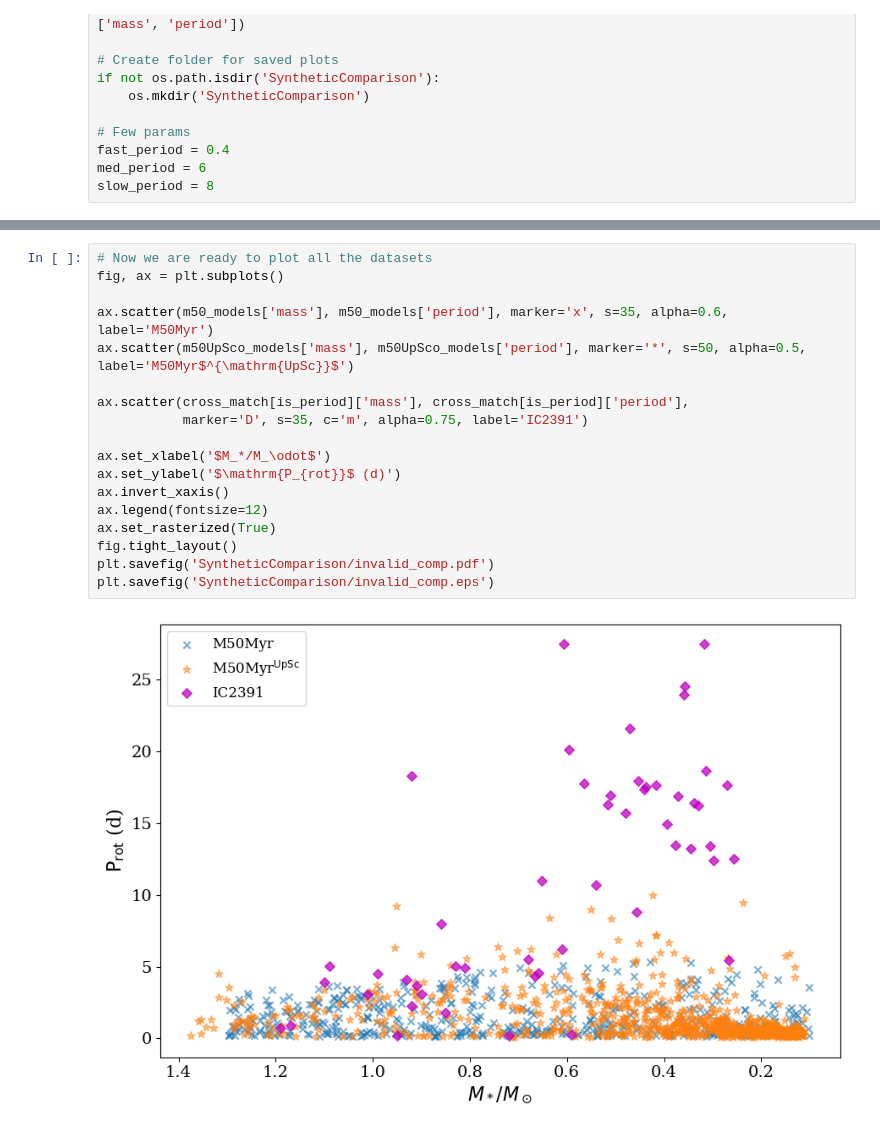
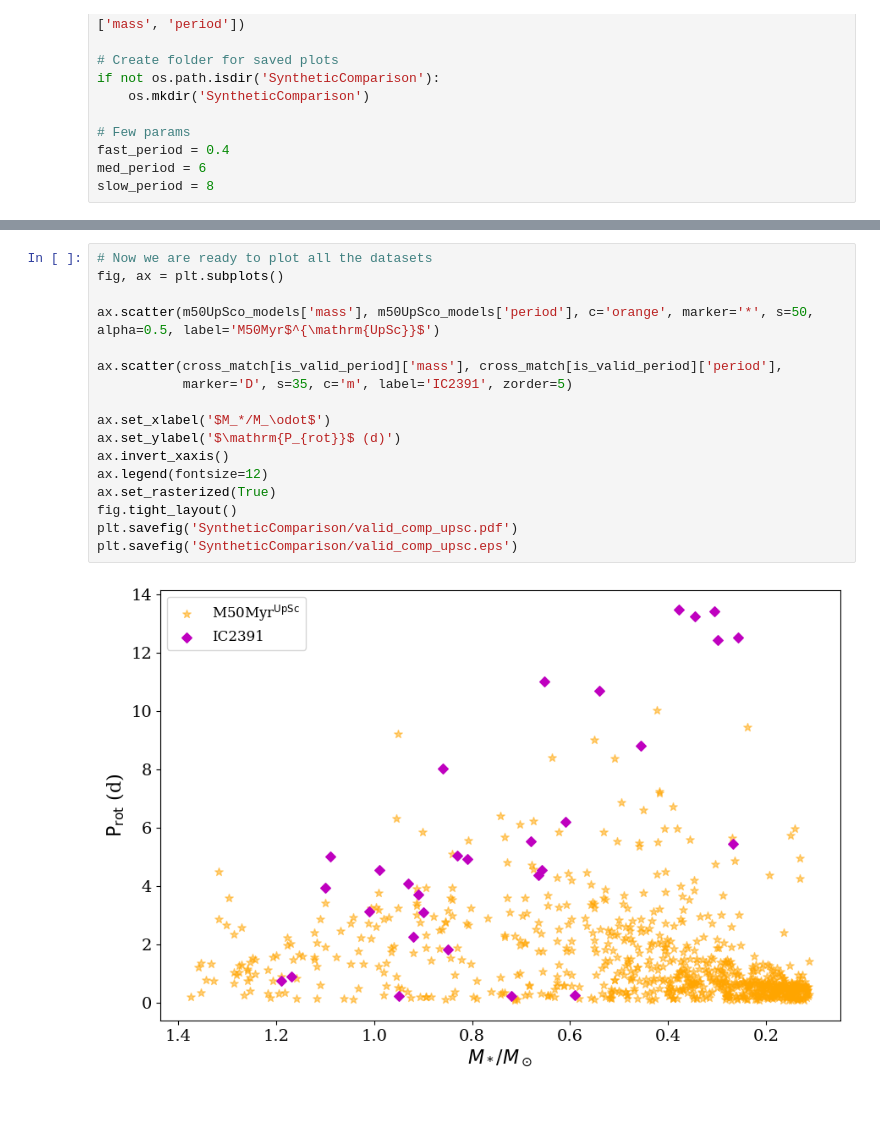
Before and after one commit to AstroJosePC/TESSDataExploration, a Jupyter notebook: period_distros.ipynb, the cells around one changed output, grey strips where cells are left out. Drawn from its saved outputs; the diff is of its cells as text; blank space fills up the shorter version.

```diff
--- a/period_distros.ipynb
+++ b/period_distros.ipynb
@@ -112,23 +122,22 @@ plt.savefig('SyntheticComparison/valid_comp.eps')
 # %%
 # Now we are ready to plot all the datasets
 fig, ax = plt.subplots()
 
-ax.scatter(m50_models['mass'], m50_models['period'], marker='x', s=35, alpha=0.6, label='M50Myr')
-ax.scatter(m50UpSco_models['mass'], m50UpSco_models['period'], marker='*', s=50, alpha=0.5, label='M50Myr$^{\mathrm{UpSc}}$')
+ax.scatter(m50UpSco_models['mass'], m50UpSco_models['period'], c='orange', marker='*', s=50, alpha=0.5, label='M50Myr$^{\mathrm{UpSc}}$')
 
-ax.scatter(cross_match[is_period]['mass'], cross_match[is_period]['period'],
-           marker='D', s=35, c='m', alpha=0.75, label='IC2391')
+ax.scatter(cross_match[is_valid_period]['mass'], cross_match[is_valid_period]['period'],
+           marker='D', s=35, c='m', label='IC2391', zorder=5)
 
 ax.set_xlabel('$M_*/M_\odot$')
 ax.set_ylabel('$\mathrm{P_{rot}}$ (d)')
 ax.invert_xaxis()
 ax.legend(fontsize=12)
 ax.set_rasterized(True)
 fig.tight_layout()
-plt.savefig('SyntheticComparison/invalid_comp.pdf')
-plt.savefig('SyntheticComparison/invalid_comp.eps')
+plt.savefig('SyntheticComparison/valid_comp_upsc.pdf')
+plt.savefig('SyntheticComparison/valid_comp_upsc.eps')
 # %% [output]
-[figure, old version]
+[figure, new version]
 # %%
 # Now we are ready to plot all the datasets
 fig, ax = plt.subplots()
```
Also changed, not shown: parts of 10 cells of this notebook.
